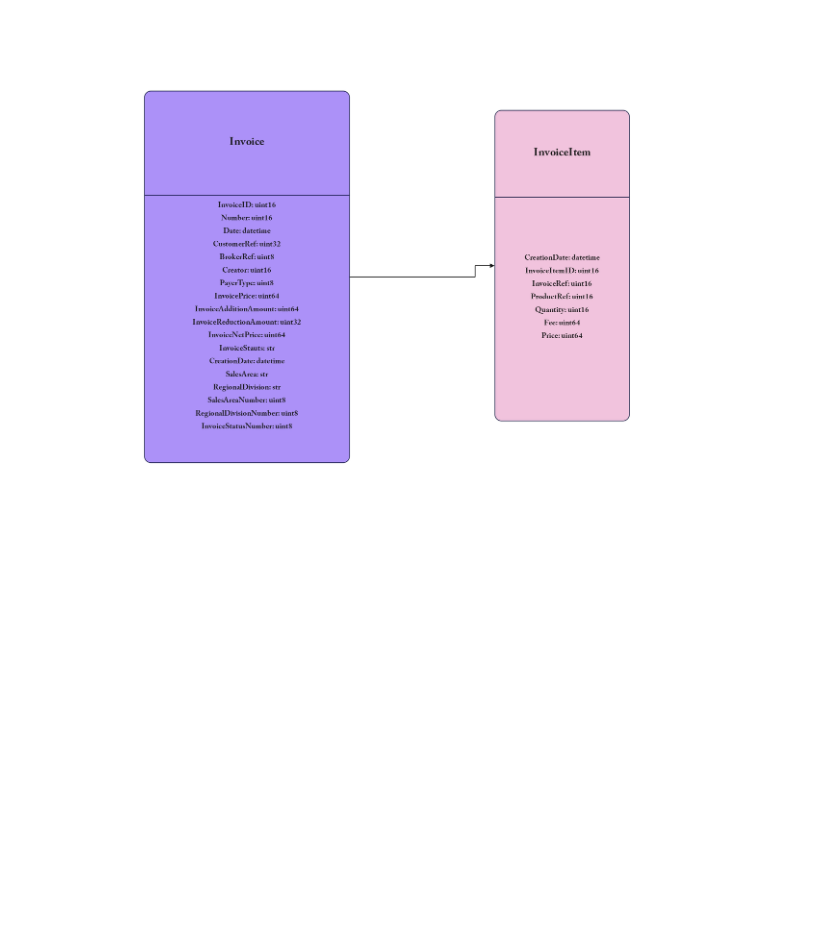
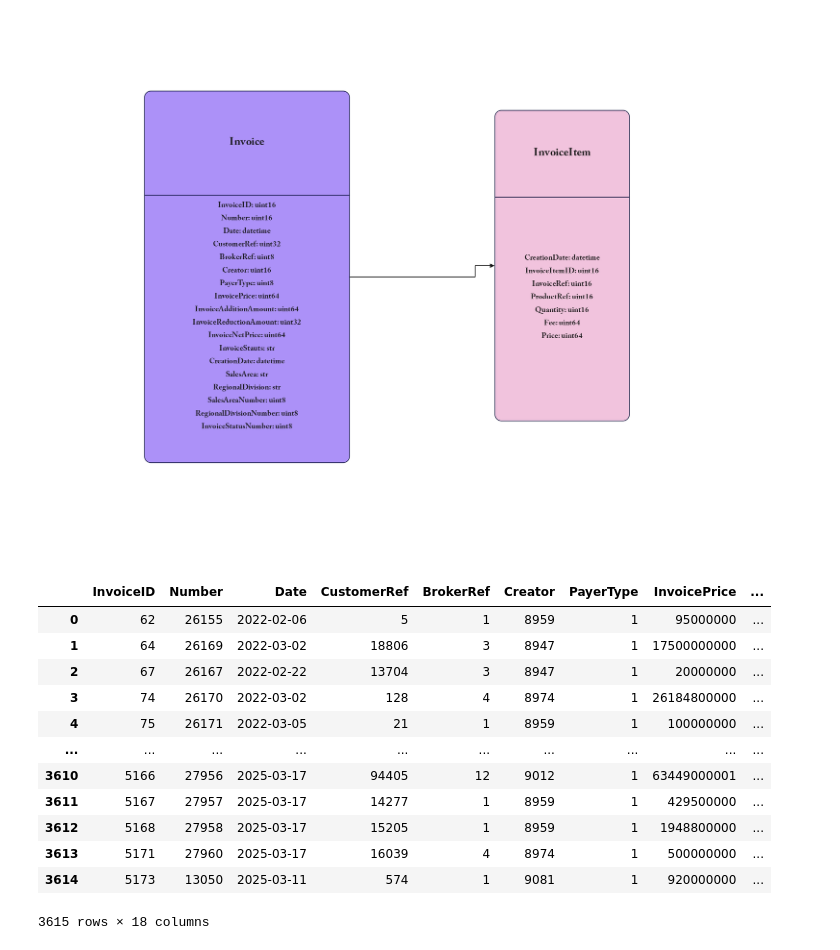
Before and after one commit to mahiiit79/SLSProject, a Jupyter notebook: projcet.ipynb, the cells around one changed output. Saved outputs shown, nothing was run; the diff lists cells and outputs as text; code cells hidden in the pictures; blank space fills up the shorter version.

```diff
--- a/projcet.ipynb
+++ b/projcet.ipynb
@@ -311,0 +350,17 @@ Image(filename='UML.jpg')
+# %%
+Invoice = pd.read_csv('invoice.csv')
+Invoice
+# %% [output]
+|  | InvoiceID | Number | Date | CustomerRef | BrokerRef | Creator | PayerType | InvoicePrice | ... |
+| 0 | 62 | 26155 | 2022-02-06 | 5 | 1 | 8959 | 1 | 95000000 | ... |
+| 1 | 64 | 26169 | 2022-03-02 | 18806 | 3 | 8947 | 1 | 17500000000 | ... |
+| 2 | 67 | 26167 | 2022-02-22 | 13704 | 3 | 8947 | 1 | 20000000 | ... |
+| 3 | 74 | 26170 | 2022-03-02 | 128 | 4 | 8974 | 1 | 26184800000 | ... |
+| 4 | 75 | 26171 | 2022-03-05 | 21 | 1 | 8959 | 1 | 100000000 | ... |
+| ... | ... | ... | ... | ... | ... | ... | ... | ... | ... |
+| 3610 | 5166 | 27956 | 2025-03-17 | 94405 | 12 | 9012 | 1 | 63449000001 | ... |
+| 3611 | 5167 | 27957 | 2025-03-17 | 14277 | 1 | 8959 | 1 | 429500000 | ... |
+| 3612 | 5168 | 27958 | 2025-03-17 | 15205 | 1 | 8959 | 1 | 1948800000 | ... |
+| 3613 | 5171 | 27960 | 2025-03-17 | 16039 | 4 | 8974 | 1 | 500000000 | ... |
+| 3614 | 5173 | 13050 | 2025-03-11 | 574 | 1 | 9081 | 1 | 920000000 | ... |
+3615 rows × 18 columns
```
Also changed, not shown: parts of 2 cells of this notebook, 1 other file.
